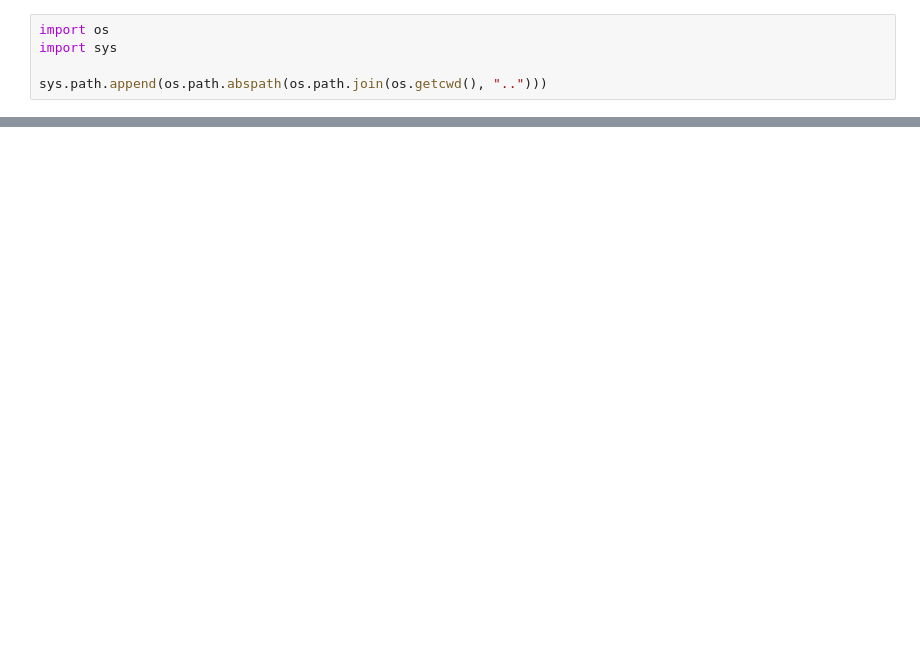
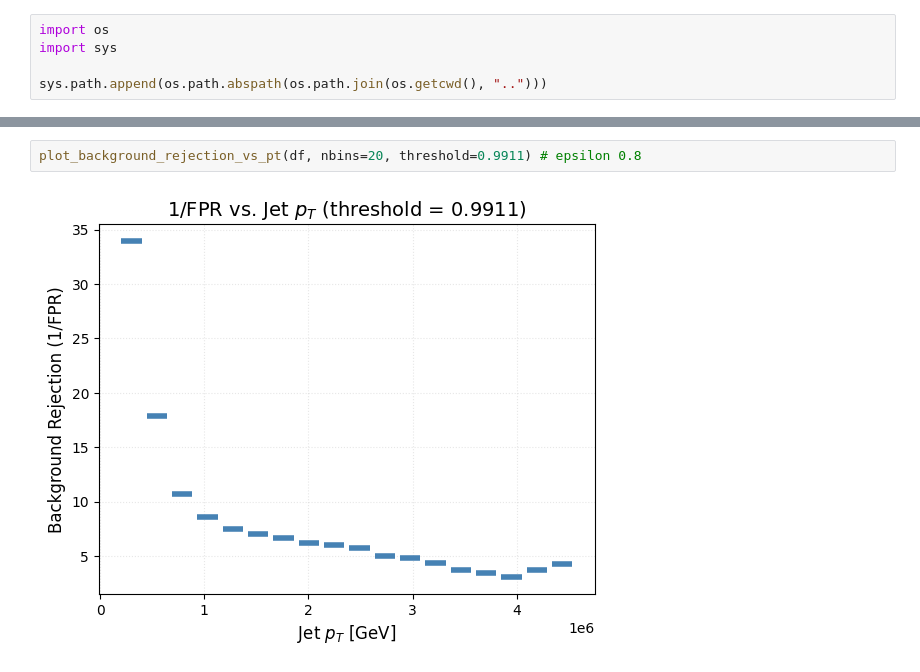
Before and after one commit to diegoquezadac/top_tagging, a Jupyter notebook: notebooks/infer_with_bnn.ipynb, the cells around one changed output, grey strips where cells are left out. Saved outputs shown, nothing was run; the diff lists cells and outputs as text; blank space fills up the shorter version.

```diff
--- a/notebooks/infer_with_bnn.ipynb
+++ b/notebooks/infer_with_bnn.ipynb
@@ -108,0 +405,4 @@ df
+# %%
+plot_background_rejection_vs_pt(df, nbins=20, threshold=0.9911) # epsilon 0.8
+# %% [output]
+[figure, added]
```
Also changed, not shown: parts of 37 cells of this notebook.
